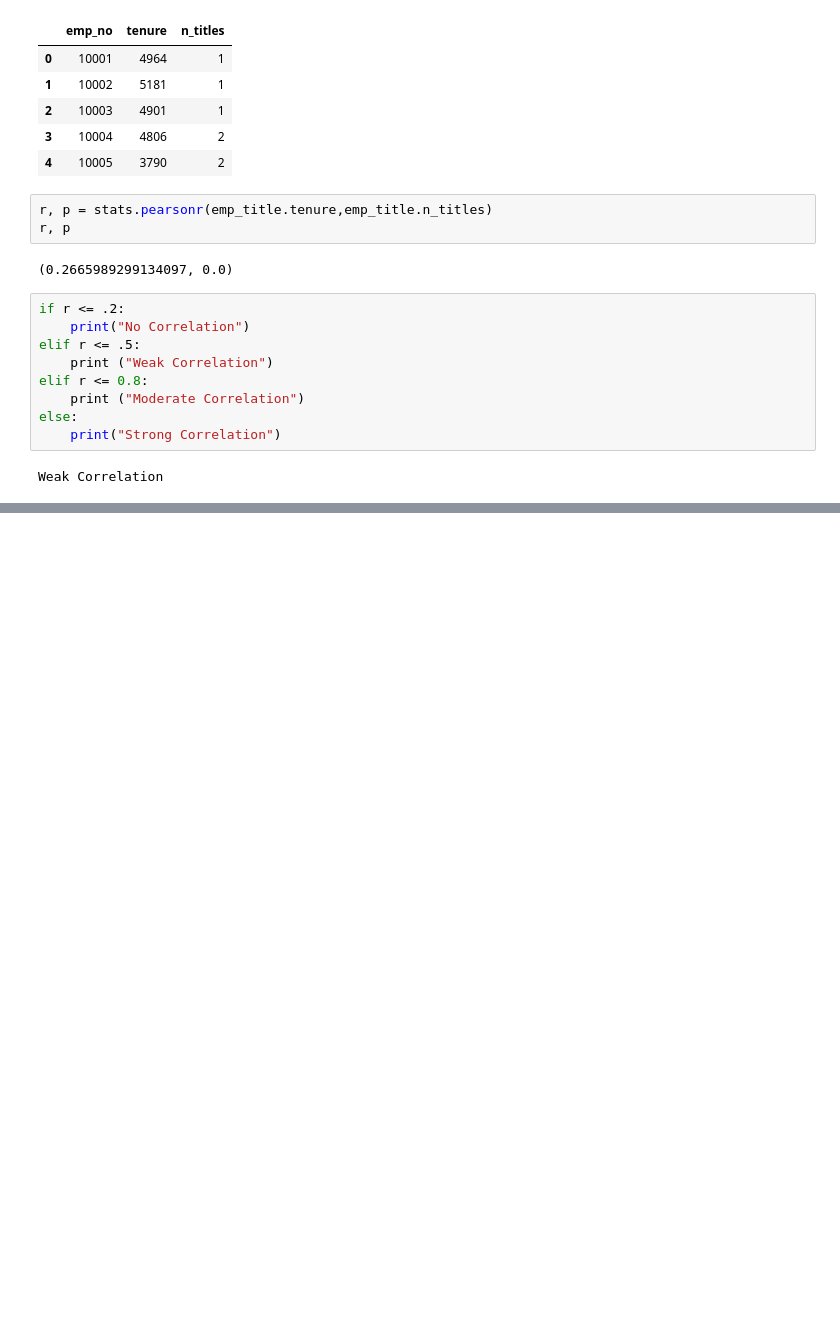
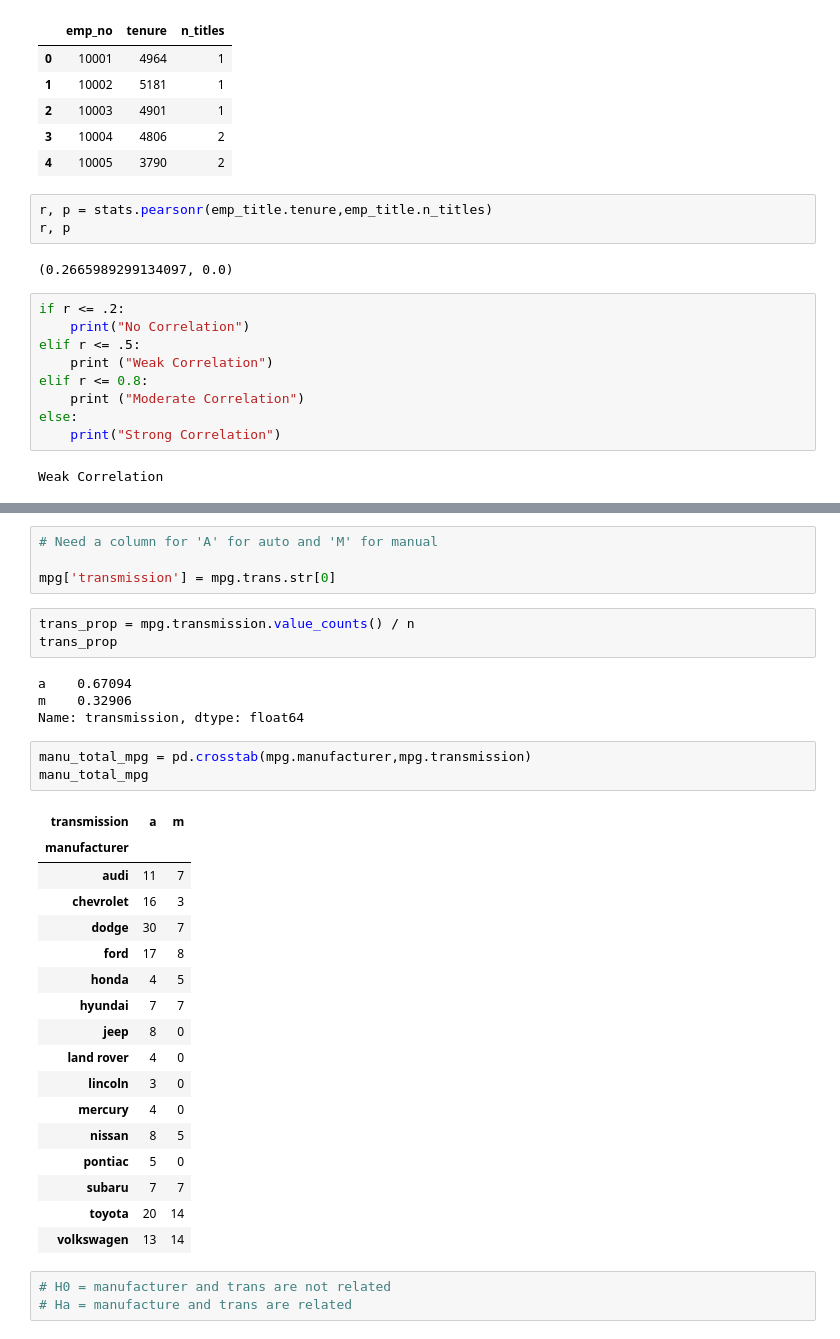
Before and after one commit to bradgauvin/statistics-exercises, a Jupyter notebook: hypothesis_testing.ipynb, the cells around one changed output, grey strips where cells are left out. Drawn from its saved outputs; the diff is of its cells as text; blank space fills up the shorter version.

```diff
--- a/hypothesis_testing.ipynb
+++ b/hypothesis_testing.ipynb
@@ -673,0 +897,35 @@ Weak Correlation
+# %%
+# Need a column for 'A' for auto and 'M' for manual
+
+mpg['transmission'] = mpg.trans.str[0]
+# %%
+trans_prop = mpg.transmission.value_counts() / n
+trans_prop
+# %% [output]
+a    0.67094
+m    0.32906
+Name: transmission, dtype: float64
+# %%
+manu_total_mpg = pd.crosstab(mpg.manufacturer,mpg.transmission)
+manu_total_mpg
+# %% [output]
+| transmission | a | m |
+| manufacturer |  |  |
+| audi | 11 | 7 |
+| chevrolet | 16 | 3 |
+| dodge | 30 | 7 |
+| ford | 17 | 8 |
+| honda | 4 | 5 |
+| hyundai | 7 | 7 |
+| jeep | 8 | 0 |
+| land rover | 4 | 0 |
+| lincoln | 3 | 0 |
+| mercury | 4 | 0 |
+| nissan | 8 | 5 |
+| pontiac | 5 | 0 |
+| subaru | 7 | 7 |
+| toyota | 20 | 14 |
+| volkswagen | 13 | 14 |
+# %%
+# H0 = manufacturer and trans are not related
+# Ha = manufacture and trans are related
```
Also changed, not shown: parts of 34 cells of this notebook.
